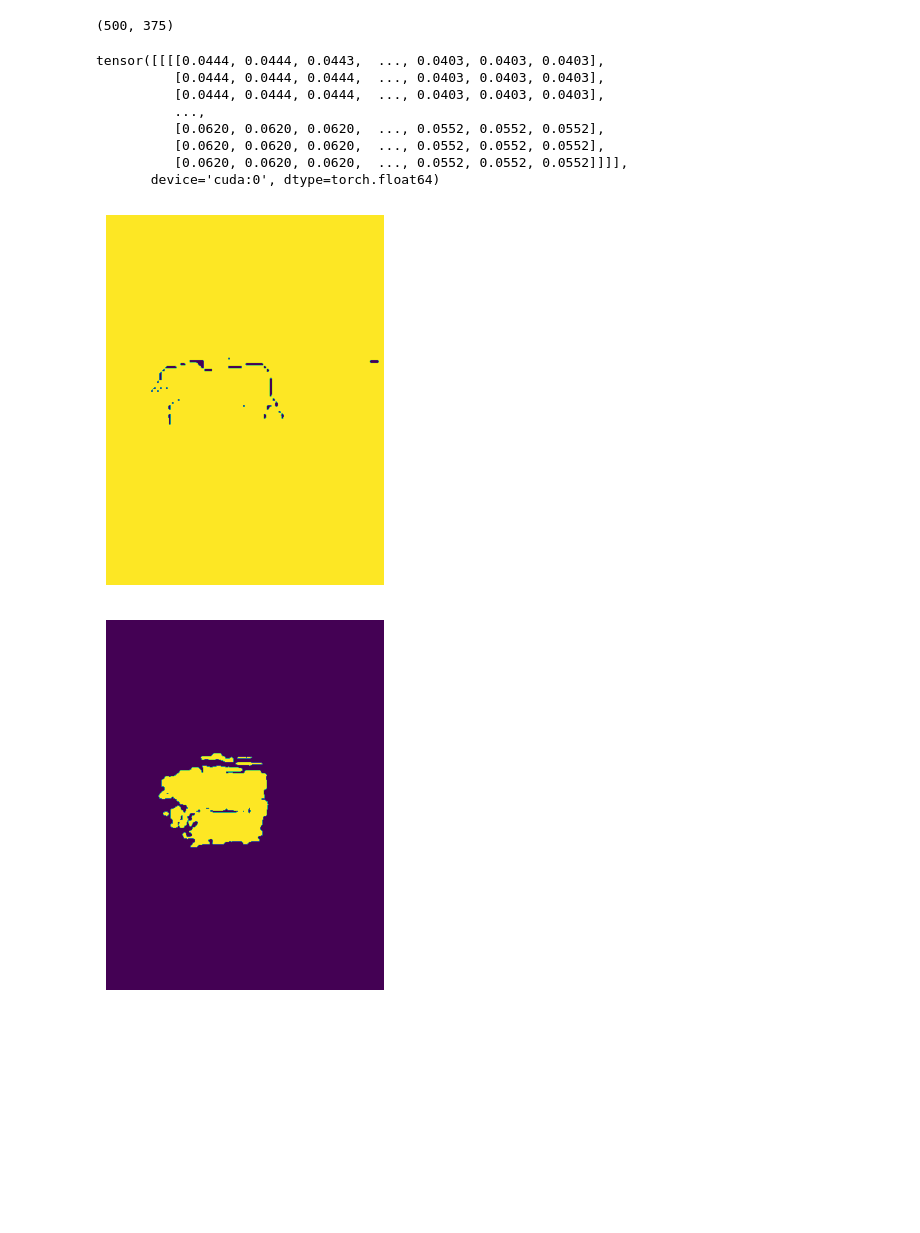
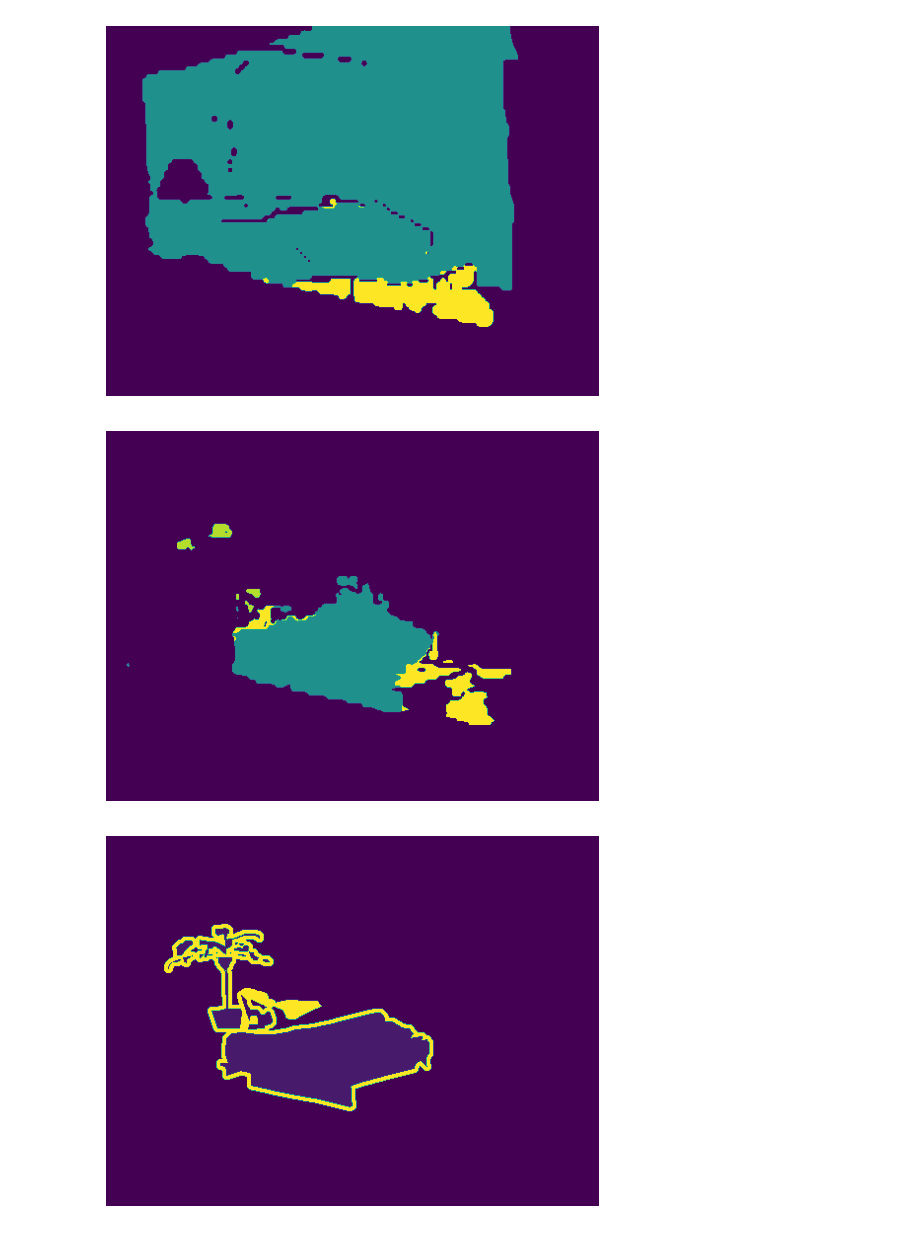
Before and after one commit to kowoonho/voc_cam, a Jupyter notebook: make_edge.ipynb, the cells around one changed output. Drawn from its saved outputs; the diff is of its cells as text; code cells hidden in the pictures; blank space fills up the shorter version.

```diff
--- a/make_edge.ipynb
+++ b/make_edge.ipynb
@@ -25,19 +25,19 @@ dataset = voc12.dataloader.VOC12ClassificationDatasetMSF(infer_list,
                                                              voc12_root=voc12_root,
                                                              scales=(1.0,))
 # %%
-idx = 25
-pack = dataset[idx]
+idx = 40
+
 
 with torch.no_grad():
+    pack = dataset[idx]
     name = pack['name']
     org_img_size = pack['size']
-    print(org_img_size)
 
     strided_size = imutils.get_strided_size(org_img_size, 4)
 
     depth_map = image_util.read_image(os.path.join(depth_root, name+'.png'))
 
-    edge_map = util.depth_to_edge(depth_map)
+    edge_map = util.depth_to_edge(depth_map, 12)
     edge_map = util.normalize(edge_map)
     edge_map = torch.from_numpy(edge_map).unsqueeze(0).to(device)
 
@@ -46,24 +46,13 @@ with torch.no_grad():
     cam_dict = np.load(os.path.join(cam_root, name + '.npy'), allow_pickle=True).item()
 
     cams = cam_dict['cam']
+    cams[cams < 0.25] = 0
     keys = np.pad(cam_dict['keys'] + 1, (1,0), mode='constant')
 
     cam_downsized_values = cams.to(device)
 
-    rw = indexing.propagate_to_edge(cam_downsized_values, edge_map, beta=beta, exp_times=exp_times, device=device)
+    rw = indexing.propagate_to_edge(cam_downsized_values, edge_map, beta=beta, exp_times=exp_times,
+                                    radius = 3, device=device)
-# %% [output]
-(500, 375)
-# %%
-print(rw)
-# %% [output]
-tensor([[[[0.0444, 0.0444, 0.0443,  ..., 0.0403, 0.0403, 0.0403],
-          [0.0444, 0.0444, 0.0444,  ..., 0.0403, 0.0403, 0.0403],
-          [0.0444, 0.0444, 0.0444,  ..., 0.0403, 0.0403, 0.0403],
-          ...,
-          [0.0620, 0.0620, 0.0620,  ..., 0.0552, 0.0552, 0.0552],
-          [0.0620, 0.0620, 0.0620,  ..., 0.0552, 0.0552, 0.0552],
-          [0.0620, 0.0620, 0.0620,  ..., 0.0552, 0.0552, 0.0552]]]],
-       device='cuda:0', dtype=torch.float64)
 # %%
 rw_up = F.interpolate(rw, scale_factor=4, mode='bilinear', align_corners=False)[..., 0, :org_img_size[0], :org_img_size[1]]
 rw_up = rw_up / torch.max(rw_up)
@@ -76,10 +65,13 @@ rw_pred = keys[rw_pred]
 # %%
 image_util.image_show(rw_pred)
 # %% [output]
-[figure, old version]
+[figure, new version]
 # %%
 seg_root = "../irn_result/sem_seg/"
+gt_root = "../Dataset/VOC2012/SegmentationClass/"
 
 image_util.image_show(os.path.join(seg_root, name+".png"))
+image_util.image_show(os.path.join(gt_root, name + ".png"))
 # %% [output]
-[figure, old version]
+[figure, new version]
+[figure, added]
```
Also changed, not shown: 3 other files.
